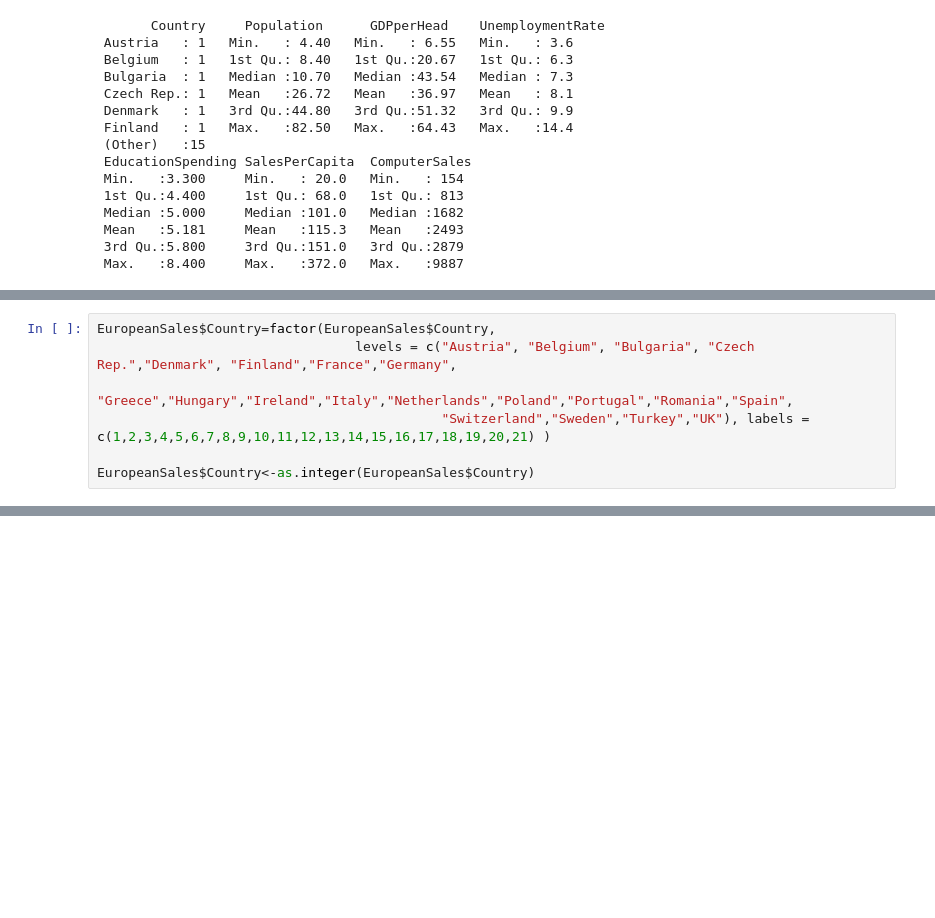
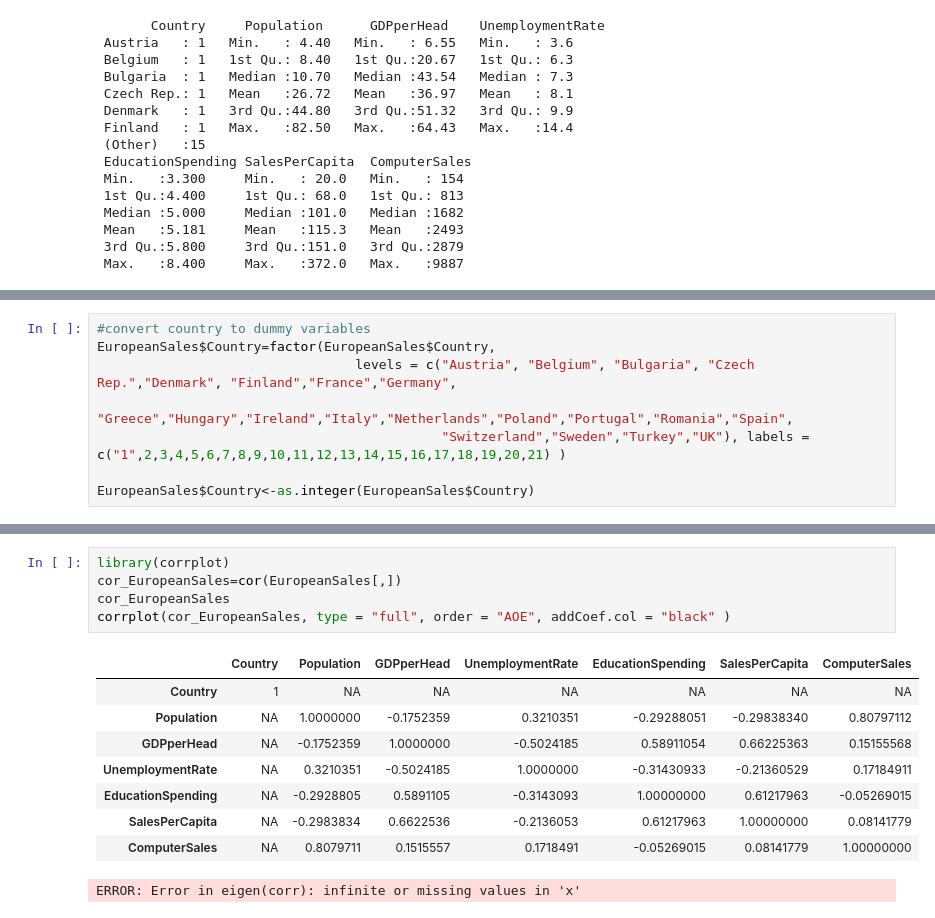
Before and after one commit to acikalinbuse/Marketing-Analytics, a Jupyter notebook: EuropeanSales.ipynb, the cells around one changed output, grey strips where cells are left out. Drawn from its saved outputs; the diff is of its cells as text; blank space fills up the shorter version.

```diff
--- a/EuropeanSales.ipynb
+++ b/EuropeanSales.ipynb
@@ -61,7 +61,8 @@ boxplot(EuropeanSales$ComputerSales)
 # %%
+#convert country to dummy variables
 EuropeanSales$Country=factor(EuropeanSales$Country,
                                  levels = c("Austria", "Belgium", "Bulgaria", "Czech Rep.","Denmark", "Finland","France","Germany",
                                             "Greece","Hungary","Ireland","Italy","Netherlands","Poland","Portugal","Romania","Spain",
-                                            "Switzerland","Sweden","Turkey","UK"), labels = c(1,2,3,4,5,6,7,8,9,10,11,12,13,14,15,16,17,18,19,20,21) )
+                                            "Switzerland","Sweden","Turkey","UK"), labels = c("1",2,3,4,5,6,7,8,9,10,11,12,13,14,15,16,17,18,19,20,21) )
 
 EuropeanSales$Country<-as.integer(EuropeanSales$Country)
@@ -294,0 +69,15 @@ F-statistic:   4.1 on 5 and 15 DF,  p-value: 0.01513
+# %%
+library(corrplot)
+cor_EuropeanSales=cor(EuropeanSales[,])
+cor_EuropeanSales
+corrplot(cor_EuropeanSales, type = "full", order = "AOE", addCoef.col = "black" )
+# %% [output]
+|  | Country | Population | GDPperHead | UnemploymentRate | EducationSpending | SalesPerCapita | ComputerSales |
+| Country | 1 | NA | NA | NA | NA | NA | NA |
+| Population | NA | 1.0000000 | -0.1752359 | 0.3210351 | -0.29288051 | -0.29838340 | 0.80797112 |
+| GDPperHead | NA | -0.1752359 | 1.0000000 | -0.5024185 | 0.58911054 | 0.66225363 | 0.15155568 |
+| UnemploymentRate | NA | 0.3210351 | -0.5024185 | 1.0000000 | -0.31430933 | -0.21360529 | 0.17184911 |
+| EducationSpending | NA | -0.2928805 | 0.5891105 | -0.3143093 | 1.00000000 | 0.61217963 | -0.05269015 |
+| SalesPerCapita | NA | -0.2983834 | 0.6622536 | -0.2136053 | 0.61217963 | 1.00000000 | 0.08141779 |
+| ComputerSales | NA | 0.8079711 | 0.1515557 | 0.1718491 | -0.05269015 | 0.08141779 | 1.00000000 |
+ERROR: Error in eigen(corr): infinite or missing values in 'x'
```
Also changed, not shown: parts of 8 cells of this notebook.
